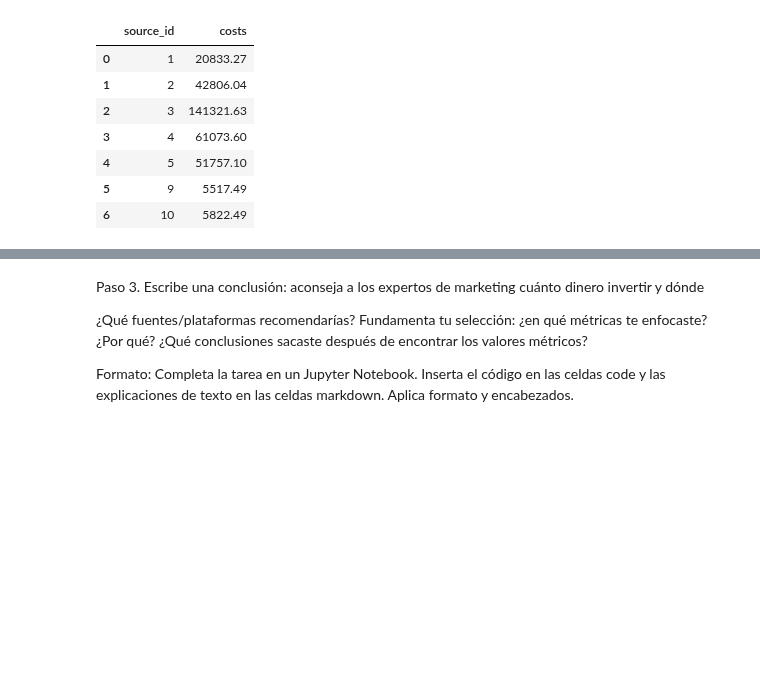
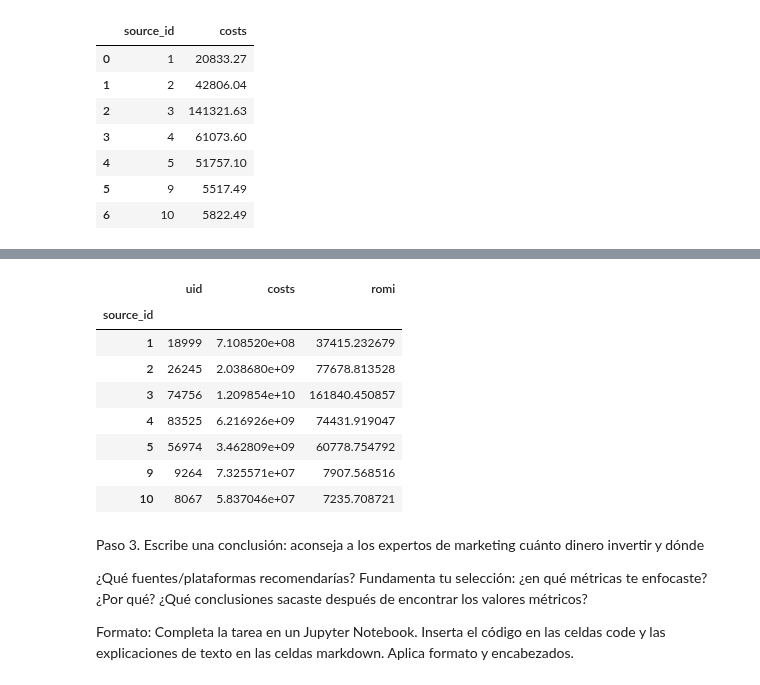
Before and after one commit to hukitan/tripleten, a Jupyter notebook: Proyectos_en_desarrollo/Proyecto 9/proyecto_9.ipynb, the cells around one changed output, grey strips where cells are left out. Cells and saved outputs as stored; diff of their text form; code cells hidden in the pictures; blank space fills up the shorter version.

```diff
--- a/Proyectos_en_desarrollo/Proyecto 9/proyecto_9.ipynb
+++ b/Proyectos_en_desarrollo/Proyecto 9/proyecto_9.ipynb
@@ -556,3 +573,19 @@ cost.groupby('source_id')['costs'].sum().reset_index()
+# %%
+romi_tbl = for_romi.groupby('source_id').agg({'uid': 'nunique','costs':'sum'})
+# %%
+romi_tbl['romi'] = romi_tbl['costs'] / romi_tbl['uid']
+romi_tbl
+#visits[['uid', 'source_id', 'session_month']]
+# %% [output]
+|  | uid | costs | romi |
+| source_id |  |  |  |
+| 1 | 18999 | 7.108520e+08 | 37415.232679 |
+| 2 | 26245 | 2.038680e+09 | 77678.813528 |
+| 3 | 74756 | 1.209854e+10 | 161840.450857 |
+| 4 | 83525 | 6.216926e+09 | 74431.919047 |
+| 5 | 56974 | 3.462809e+09 | 60778.754792 |
+| 9 | 9264 | 7.325571e+07 | 7907.568516 |
+| 10 | 8067 | 5.837046e+07 | 7235.708721 |
 # %% [markdown]
 Paso 3. Escribe una conclusión: aconseja a los expertos de marketing cuánto dinero invertir y dónde
 
```
Also changed, not shown: parts of 2 cells of this notebook.
